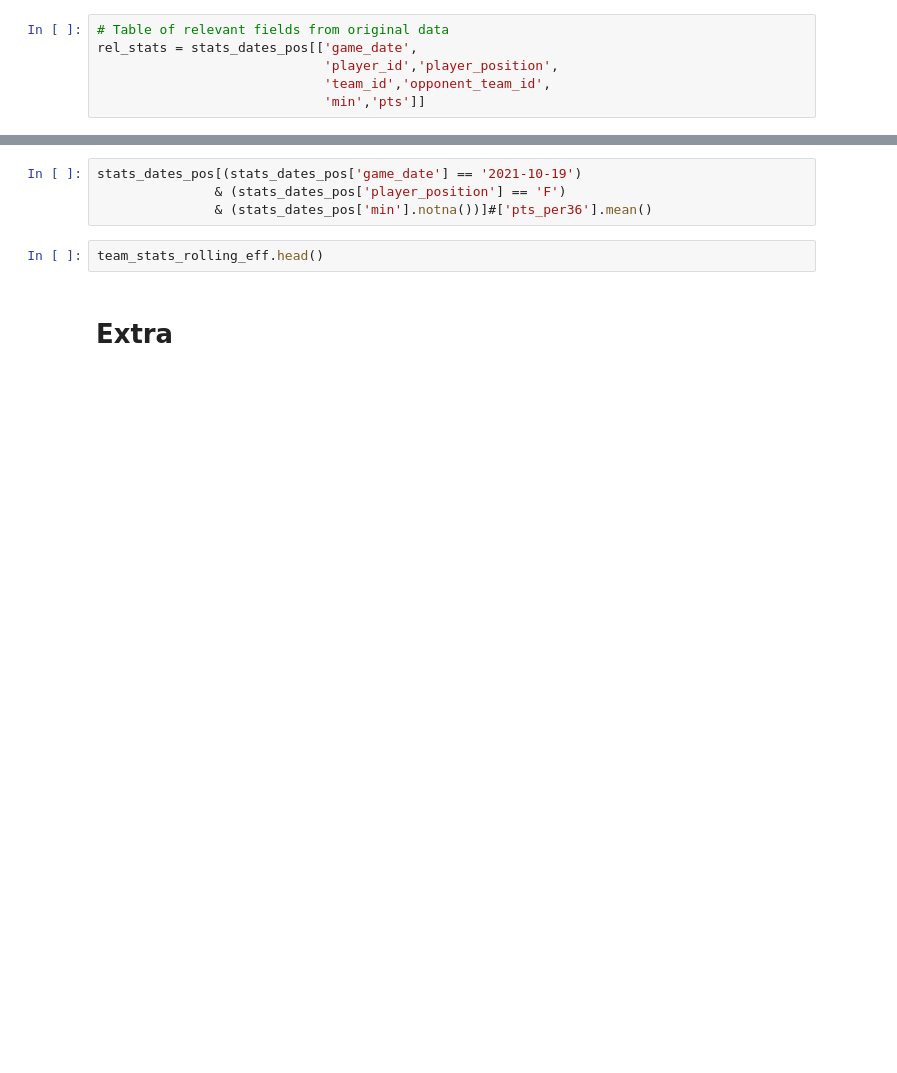
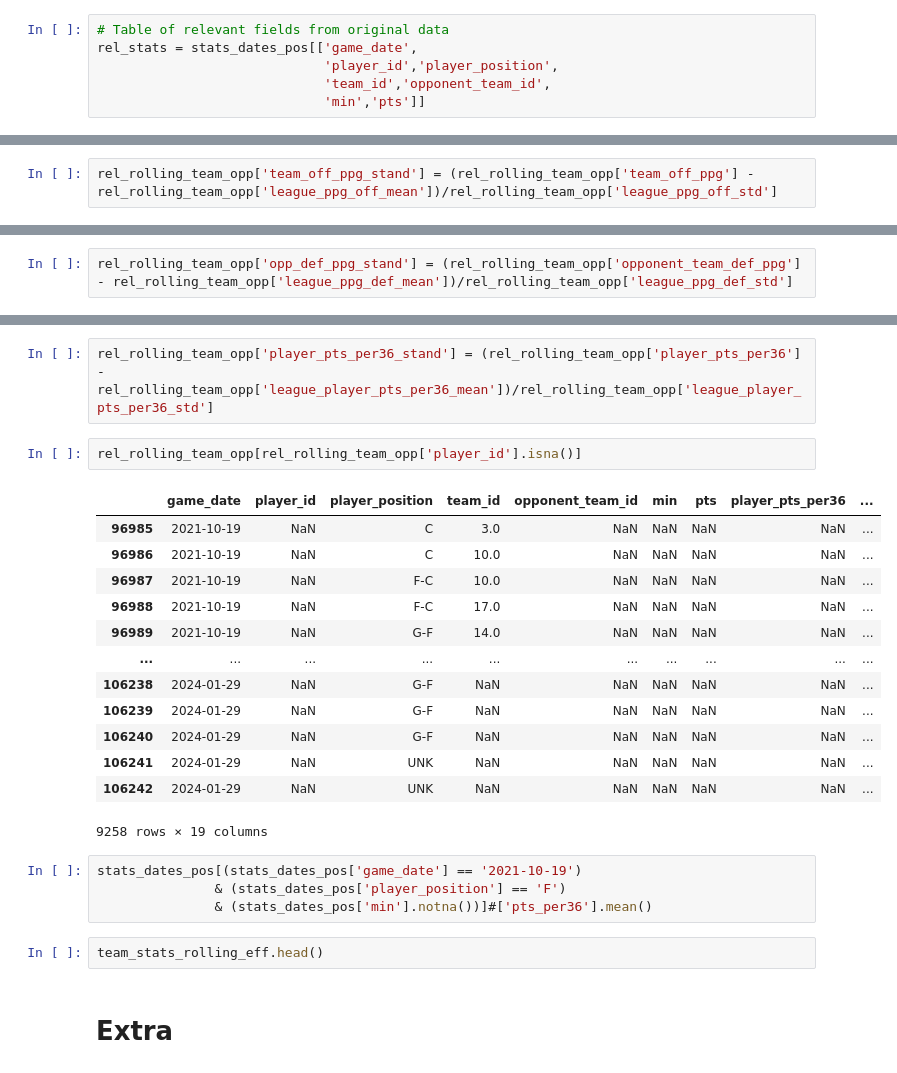
Before and after one commit to curtishiga/NBAstats, a Jupyter notebook: NBA Analysis.ipynb, the cells around one changed output, grey strips where cells are left out. Drawn from its saved outputs; the diff is of its cells as text; blank space fills up the shorter version.

```diff
--- a/NBA Analysis.ipynb
+++ b/NBA Analysis.ipynb
@@ -523,0 +574,2 @@ player_league_rolling[(player_league_rolling['game_date'] == '2021-10-31')]
+# %%
+rel_rolling_team_opp['team_off_ppg_stand'] = (rel_rolling_team_opp['team_off_ppg'] - rel_rolling_team_opp['league_ppg_off_mean'])/rel_rolling_team_opp['league_ppg_off_std']
@@ -523,0 +578,2 @@ player_league_rolling[(player_league_rolling['game_date'] == '2021-10-31')]
+# %%
+rel_rolling_team_opp['opp_def_ppg_stand'] = (rel_rolling_team_opp['opponent_team_def_ppg'] - rel_rolling_team_opp['league_ppg_def_mean'])/rel_rolling_team_opp['league_ppg_def_std']
@@ -524,3 +582,21 @@ player_league_rolling[(player_league_rolling['game_date'] == '2021-10-31')]
+# %%
+rel_rolling_team_opp['player_pts_per36_stand'] = (rel_rolling_team_opp['player_pts_per36'] - rel_rolling_team_opp['league_player_pts_per36_mean'])/rel_rolling_team_opp['league_player_pts_per36_std']
+# %%
+rel_rolling_team_opp[rel_rolling_team_opp['player_id'].isna()]
+# %% [output]
+|  | game_date | player_id | player_position | team_id | opponent_team_id | min | pts | player_pts_per36 | ... |
+| 96985 | 2021-10-19 | NaN | C | 3.0 | NaN | NaN | NaN | NaN | ... |
+| 96986 | 2021-10-19 | NaN | C | 10.0 | NaN | NaN | NaN | NaN | ... |
+| 96987 | 2021-10-19 | NaN | F-C | 10.0 | NaN | NaN | NaN | NaN | ... |
+| 96988 | 2021-10-19 | NaN | F-C | 17.0 | NaN | NaN | NaN | NaN | ... |
+| 96989 | 2021-10-19 | NaN | G-F | 14.0 | NaN | NaN | NaN | NaN | ... |
+| ... | ... | ... | ... | ... | ... | ... | ... | ... | ... |
+| 106238 | 2024-01-29 | NaN | G-F | NaN | NaN | NaN | NaN | NaN | ... |
+| 106239 | 2024-01-29 | NaN | G-F | NaN | NaN | NaN | NaN | NaN | ... |
+| 106240 | 2024-01-29 | NaN | G-F | NaN | NaN | NaN | NaN | NaN | ... |
+| 106241 | 2024-01-29 | NaN | UNK | NaN | NaN | NaN | NaN | NaN | ... |
+| 106242 | 2024-01-29 | NaN | UNK | NaN | NaN | NaN | NaN | NaN | ... |
+9258 rows × 19 columns
 # %%
 stats_dates_pos[(stats_dates_pos['game_date'] == '2021-10-19')
                & (stats_dates_pos['player_position'] == 'F')
```
Also changed, not shown: parts of 50 cells of this notebook, 1 other file.
